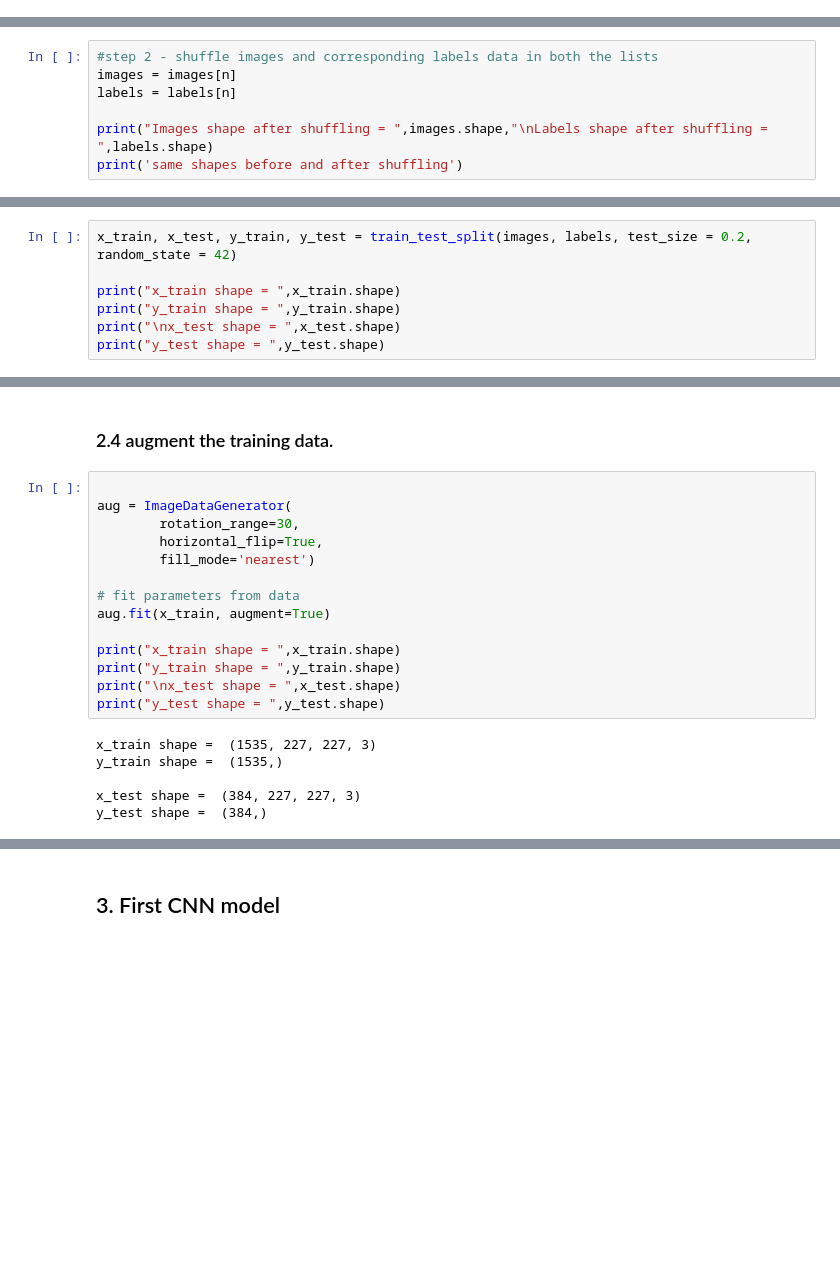
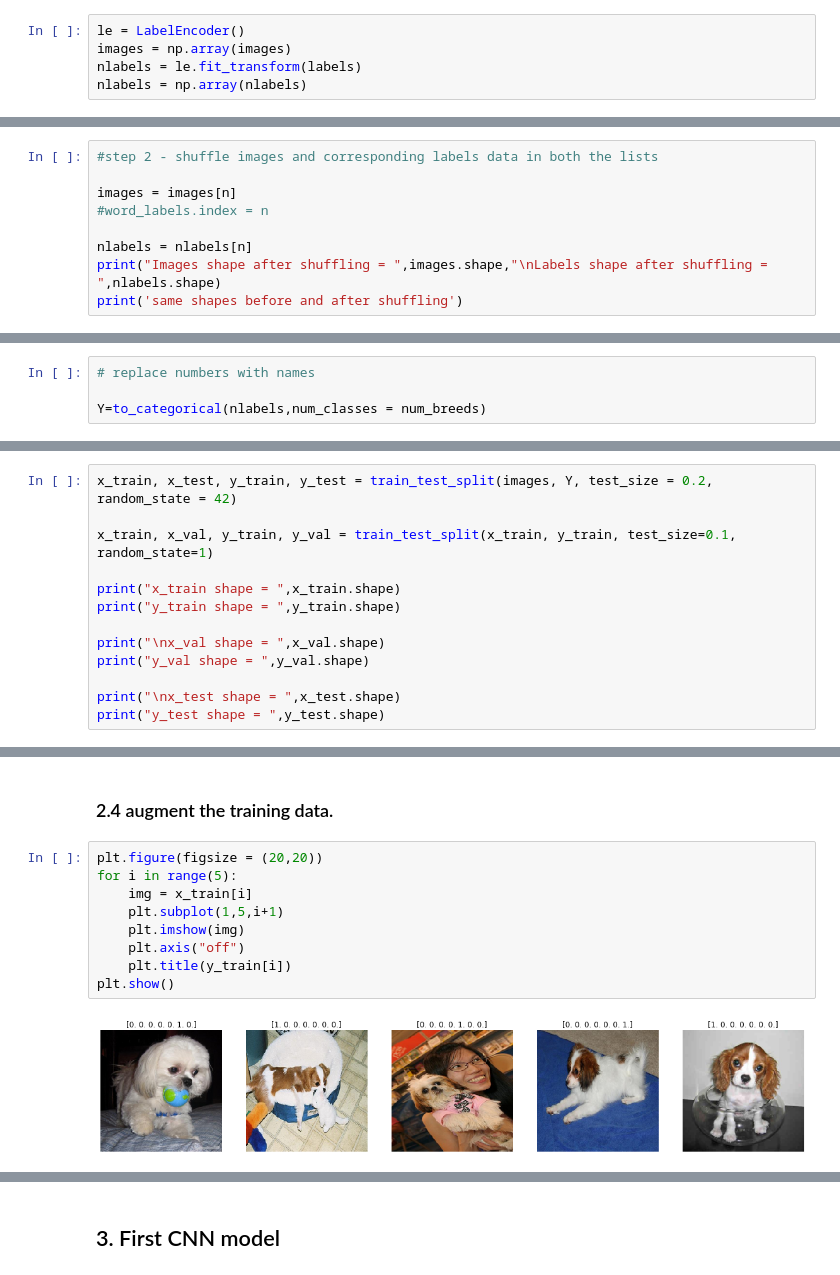
Before and after one commit to opsabarsec/Dog-pictures-classification-by-Deep-Learning, a Jupyter notebook: notebooks/Stanford_dogs_classifier_part1.ipynb, the cells around one changed output, grey strips where cells are left out. Cells and saved outputs as stored; diff of their text form; blank space fills up the shorter version.

```diff
--- a/notebooks/Stanford_dogs_classifier_part1.ipynb
+++ b/notebooks/Stanford_dogs_classifier_part1.ipynb
@@ -238,3 +237,8 @@ Labels shape =  (1919,)
+# %%
+le = LabelEncoder()
+images = np.array(images)
+nlabels = le.fit_transform(labels)
+nlabels = np.array(nlabels)
 # %% [markdown]
 ## 2. Prepare data for training the CNN model
 
@@ -256,8 +260,10 @@ print("10 'n' values after shuffling = ",n[:10])
 # %%
 #step 2 - shuffle images and corresponding labels data in both the lists
+
 images = images[n]
-labels = labels[n]
+#word_labels.index = n
 
-print("Images shape after shuffling = ",images.shape,"\nLabels shape after shuffling = ",labels.shape)
+nlabels = nlabels[n]
+print("Images shape after shuffling = ",images.shape,"\nLabels shape after shuffling = ",nlabels.shape)
 print('same shapes before and after shuffling')
 # %% [output]
@@ -268,0 +275,4 @@ same shapes before and after shuffling
+# %%
+# replace numbers with names
+
+Y=to_categorical(nlabels,num_classes = num_breeds)
@@ -273,10 +294,16 @@ images = images/255
 # %% [markdown]
 ### 2.3 test and train sets
 # %%
-x_train, x_test, y_train, y_test = train_test_split(images, labels, test_size = 0.2, random_state = 42)
+x_train, x_test, y_train, y_test = train_test_split(images, Y, test_size = 0.2, random_state = 42)
+
+x_train, x_val, y_train, y_val = train_test_split(x_train, y_train, test_size=0.1, random_state=1)
 
 print("x_train shape = ",x_train.shape)
 print("y_train shape = ",y_train.shape)
+
+print("\nx_val shape = ",x_val.shape)
+print("y_val shape = ",y_val.shape)
+
 print("\nx_test shape = ",x_test.shape)
 print("y_test shape = ",y_test.shape)
 # %% [output]
@@ -288,22 +318,13 @@ y_test shape =  (384,)
 # %% [markdown]
 ### 2.4 augment the training data.
-# %%
-
-aug = ImageDataGenerator(
-        rotation_range=30,
-        horizontal_flip=True,
-        fill_mode='nearest')
-
-# fit parameters from data
-aug.fit(x_train, augment=True)
-
-print("x_train shape = ",x_train.shape)
-print("y_train shape = ",y_train.shape)
-print("\nx_test shape = ",x_test.shape)
-print("y_test shape = ",y_test.shape)
-# %% [output]
-x_train shape =  (1535, 227, 227, 3)
-y_train shape =  (1535,)
-
-x_test shape =  (384, 227, 227, 3)
-y_test shape =  (384,)
+# %%
+plt.figure(figsize = (20,20))
+for i in range(5):
+    img = x_train[i]
+    plt.subplot(1,5,i+1)
+    plt.imshow(img)
+    plt.axis("off")
+    plt.title(y_train[i])
+plt.show()
+# %% [output]
+[figure, added]
```
Also changed, not shown: parts of 38 cells of this notebook, 3 other files.
